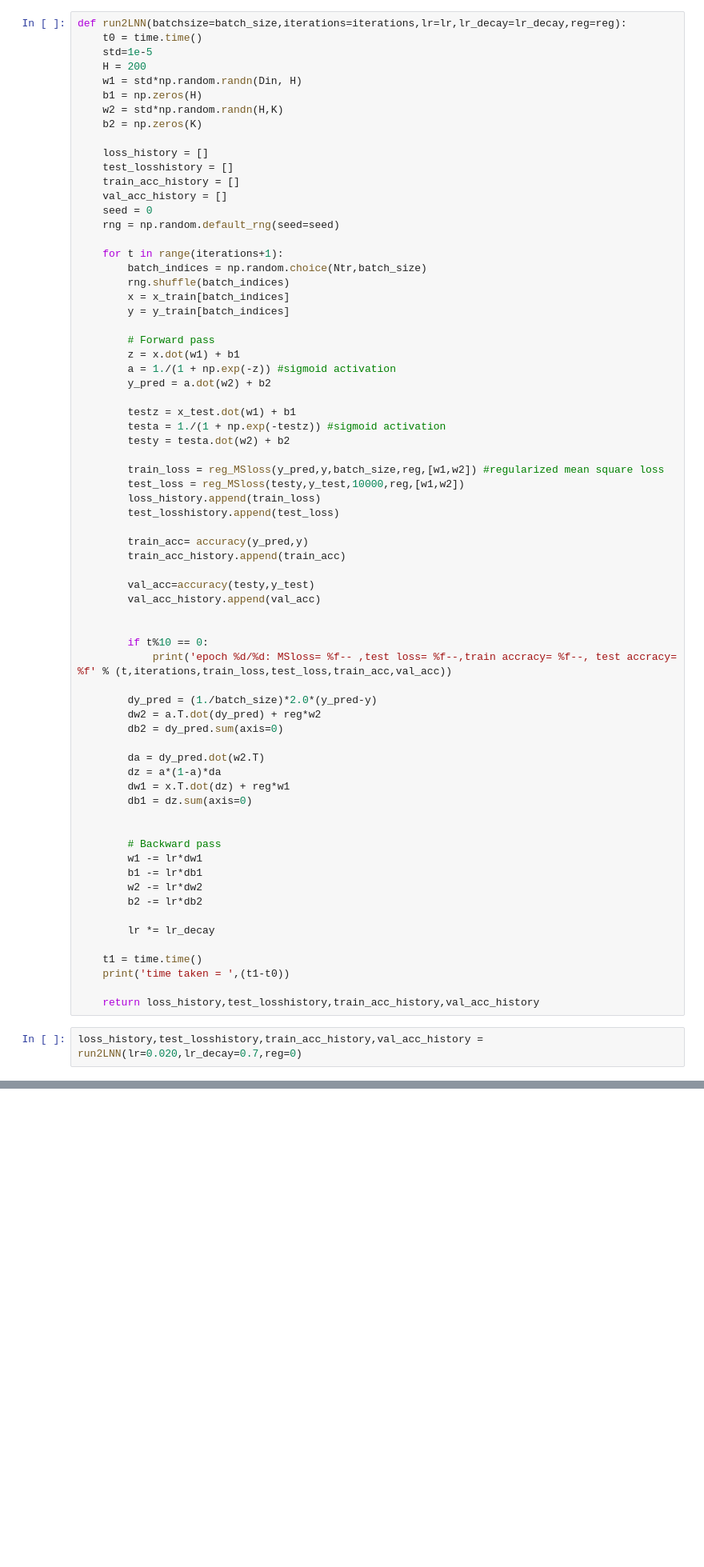
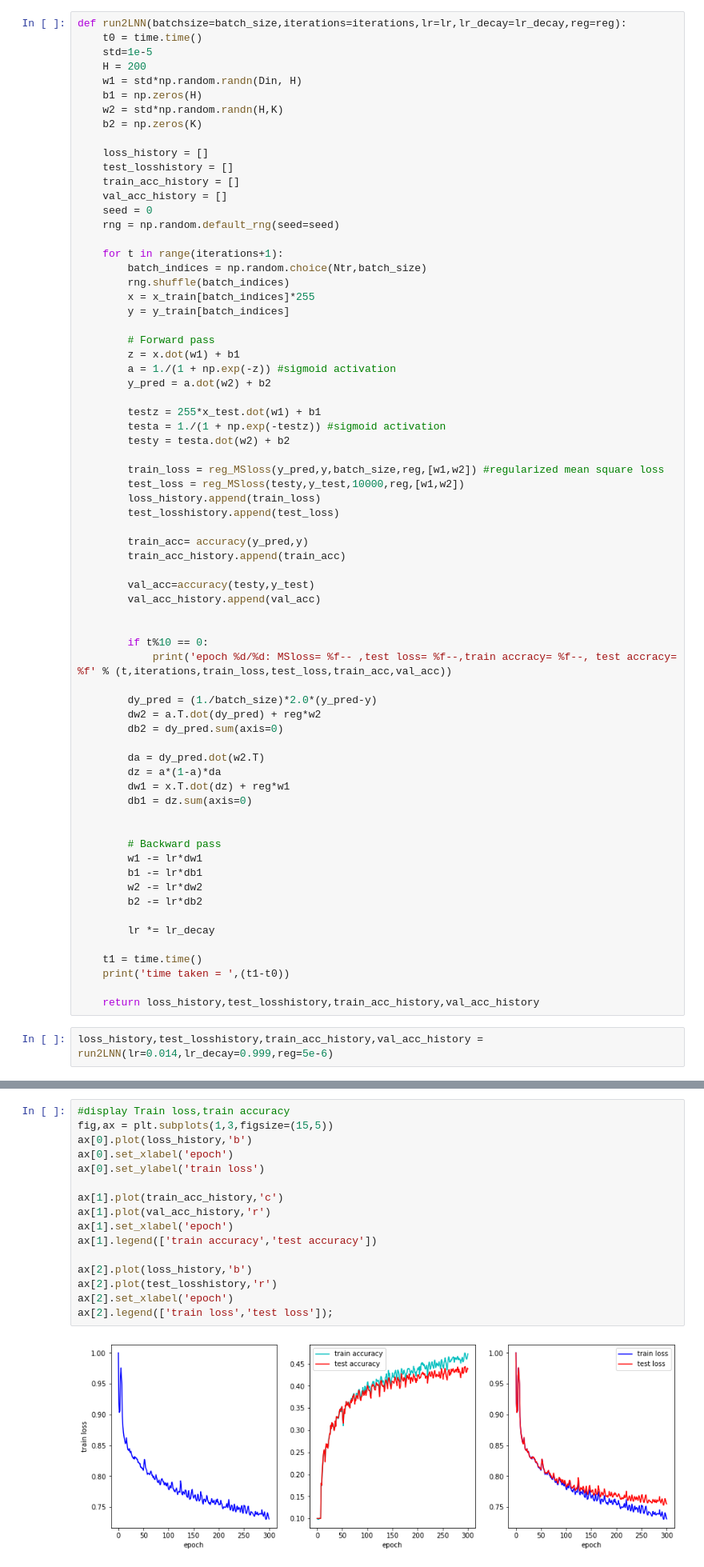
Before and after one commit to Tharindu-Nirmal/CVDeepLearning, a Jupyter notebook: src/scripts/A04_180701BQ1.ipynb, the cells around one changed output, grey strips where cells are left out. Shown at 80% size. Saved outputs shown, nothing was run; the diff lists cells and outputs as text; blank space fills up the shorter version.

```diff
--- a/src/scripts/A04_180701BQ1.ipynb
+++ b/src/scripts/A04_180701BQ1.ipynb
@@ -263,7 +263,7 @@ def run2LNN(batchsize=batch_size,iterations=iterations,lr=lr,lr_decay=lr_decay,r
     for t in range(iterations+1):
         batch_indices = np.random.choice(Ntr,batch_size)
         rng.shuffle(batch_indices)
-        x = x_train[batch_indices]
+        x = x_train[batch_indices]*255
         y = y_train[batch_indices]
 
         # Forward pass
@@ -271,7 +271,7 @@ def run2LNN(batchsize=batch_size,iterations=iterations,lr=lr,lr_decay=lr_decay,r
         a = 1./(1 + np.exp(-z)) #sigmoid activation
         y_pred = a.dot(w2) + b2
 
-        testz = x_test.dot(w1) + b1
+        testz = 255*x_test.dot(w1) + b1
         testa = 1./(1 + np.exp(-testz)) #sigmoid activation
         testy = testa.dot(w2) + b2
 
@@ -313,5 +313,5 @@ def run2LNN(batchsize=batch_size,iterations=iterations,lr=lr,lr_decay=lr_decay,r
 
     return loss_history,test_losshistory,train_acc_history,val_acc_history
 # %%
-loss_history,test_losshistory,train_acc_history,val_acc_history = run2LNN(lr=0.020,lr_decay=0.7,reg=0)
+loss_history,test_losshistory,train_acc_history,val_acc_history = run2LNN(lr=0.014,lr_decay=0.999,reg=5e-6)
 # %% [output]
@@ -337,0 +335,18 @@ KeyboardInterrupt:
+# %%
+#display Train loss,train accuracy
+fig,ax = plt.subplots(1,3,figsize=(15,5))
+ax[0].plot(loss_history,'b')
+ax[0].set_xlabel('epoch')
+ax[0].set_ylabel('train loss')
+
+ax[1].plot(train_acc_history,'c')
+ax[1].plot(val_acc_history,'r')
+ax[1].set_xlabel('epoch')
+ax[1].legend(['train accuracy','test accuracy'])
+
+ax[2].plot(loss_history,'b')
+ax[2].plot(test_losshistory,'r')
+ax[2].set_xlabel('epoch')
+ax[2].legend(['train loss','test loss']);
+# %% [output]
+[figure, added]
```
Also changed, not shown: parts of 1 cell of this notebook.
